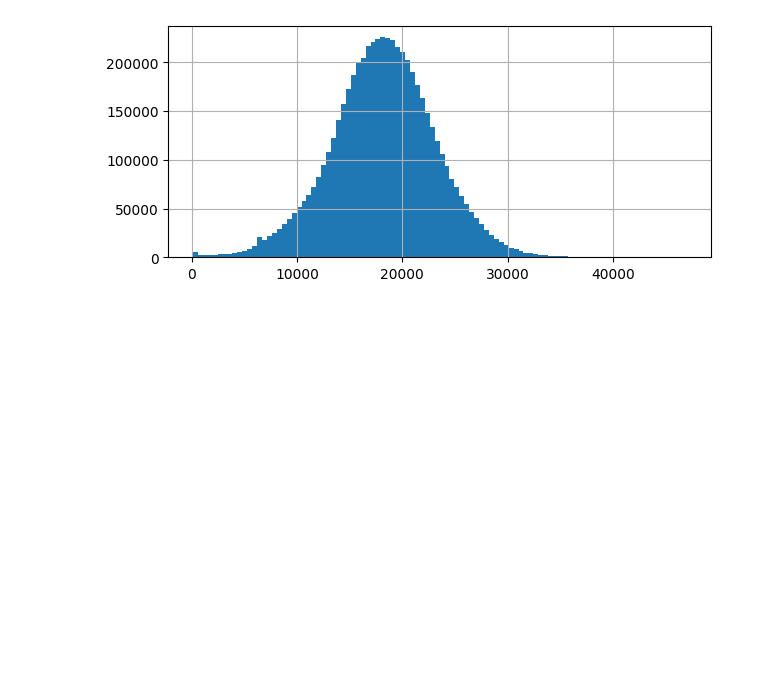
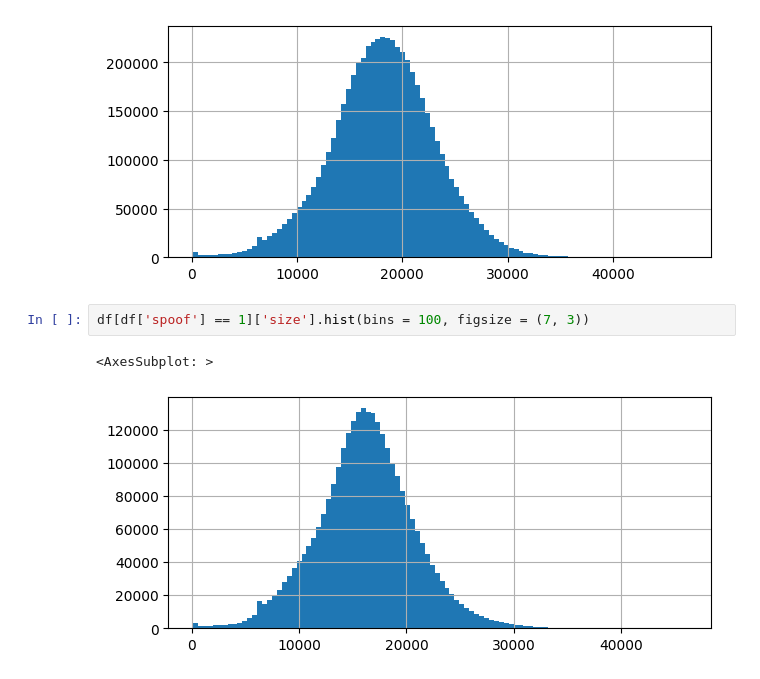
Before and after one commit to IgorSondors/julia, a Jupyter notebook: scripts/hist.ipynb, the cells around one changed output. Cells and saved outputs as stored; diff of their text form; blank space fills up the shorter version.

Commit message:
hist 0 and 1

```diff
--- a/scripts/hist.ipynb
+++ b/scripts/hist.ipynb
@@ -25,3 +25,8 @@ df['size'].hist(bins = 100, figsize = (7, 3))
 # %% [output]
 <AxesSubplot: >
 [figure]
+# %%
+df[df['spoof'] == 1]['size'].hist(bins = 100, figsize = (7, 3))
+# %% [output]
+<AxesSubplot: >
+[figure, added]
```
Also changed, not shown: parts of 1 cell of this notebook.
